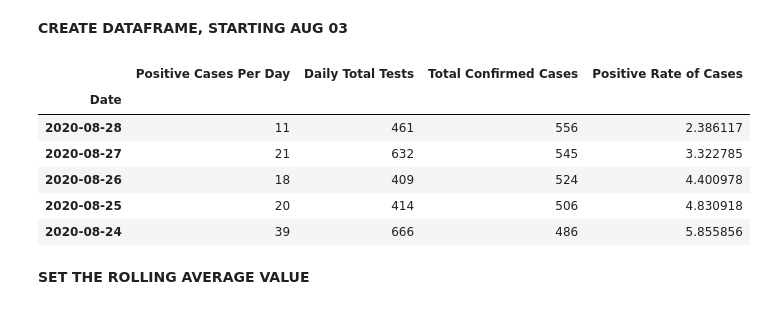
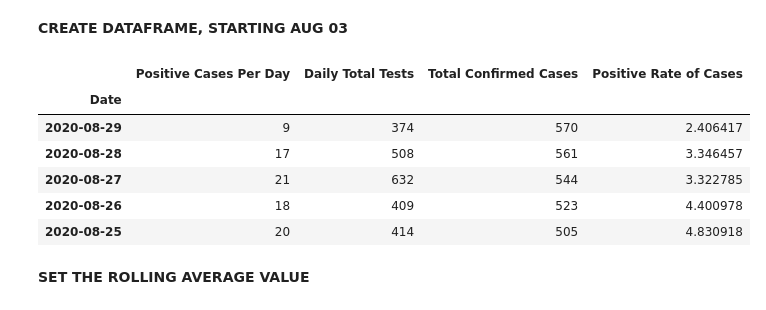
Before and after one commit to fjhuizar/ND_Dashboard, a Jupyter notebook: RollingAverages/Quick_Rolling_Average_Cases.ipynb, the cells around one changed output. Cells and saved outputs as stored; diff of their text form; code cells hidden in the pictures.

```diff
--- a/RollingAverages/Quick_Rolling_Average_Cases.ipynb
+++ b/RollingAverages/Quick_Rolling_Average_Cases.ipynb
@@ -13,27 +13,27 @@ from matplotlib import lines
 # %%
 # Create the dataframe of cases and dates
 todaysDate = datetime.date.today()
-date_list = [todaysDate - datetime.timedelta(days=x+1) for x in range(26)]
-daily_total_tests = [461,632,409,414,666,359,297,421,262,607,354,415,29,11,119,42,41,18,200,7,19,3,6,7,10,3]
-total_confirmed_cases = [556,545,524,506,486,447,416,397,369,343,260,174,72,56,52,37,24,15,9,3,1,0,0,0,0,0]
-positive_cases_count = [11,21,18,20,39,31,19,28,26,83,86,102,16,4,15,13,9,6,6,2,1,0,0,0,0,0]
+date_list = [todaysDate - datetime.timedelta(days=x+1) for x in range(27)]
+daily_total_tests = [374,508,632,409,414,666,359,297,421,262,606,354,415,29,11,119,42,41,18,200,7,19,3,6,7,10,3]
+total_confirmed_cases = [570,561,544,523,505,485,446,415,396,368,342,260,174,72,56,52,37,24,15,9,3,1,0,0,0,0,0]
+positive_cases_count = [9,17,21,18,20,39,31,19,28,26,83,86,102,16,4,15,13,9,6,6,2,1,0,0,0,0,0]
 d = {'Date': date_list,
      'Positive Cases Per Day': positive_cases_count,
      'Daily Total Tests': daily_total_tests,
      'Total Confirmed Cases': total_confirmed_cases}
 df = pd.DataFrame(d)
 df['Date'] = pd.to_datetime(df.Date)
 df.set_index('Date', inplace=True)
 df['Positive Rate of Cases'] = 100 * df['Positive Cases Per Day'] / df['Daily Total Tests']
 df.head()
 # %% [output]
 |  | Positive Cases Per Day | Daily Total Tests | Total Confirmed Cases | Positive Rate of Cases |
 | Date |  |  |  |  |
-| 2020-08-28 | 11 | 461 | 556 | 2.386117 |
-| 2020-08-27 | 21 | 632 | 545 | 3.322785 |
-| 2020-08-26 | 18 | 409 | 524 | 4.400978 |
-| 2020-08-25 | 20 | 414 | 506 | 4.830918 |
-| 2020-08-24 | 39 | 666 | 486 | 5.855856 |
+| 2020-08-29 | 9 | 374 | 570 | 2.406417 |
+| 2020-08-28 | 17 | 508 | 561 | 3.346457 |
+| 2020-08-27 | 21 | 632 | 544 | 3.322785 |
+| 2020-08-26 | 18 | 409 | 523 | 4.400978 |
+| 2020-08-25 | 20 | 414 | 505 | 4.830918 |
 # %% [markdown]
 **SET THE ROLLING AVERAGE VALUE**
 # %%
```
Also changed, not shown: parts of 5 cells of this notebook, 2 other files.
